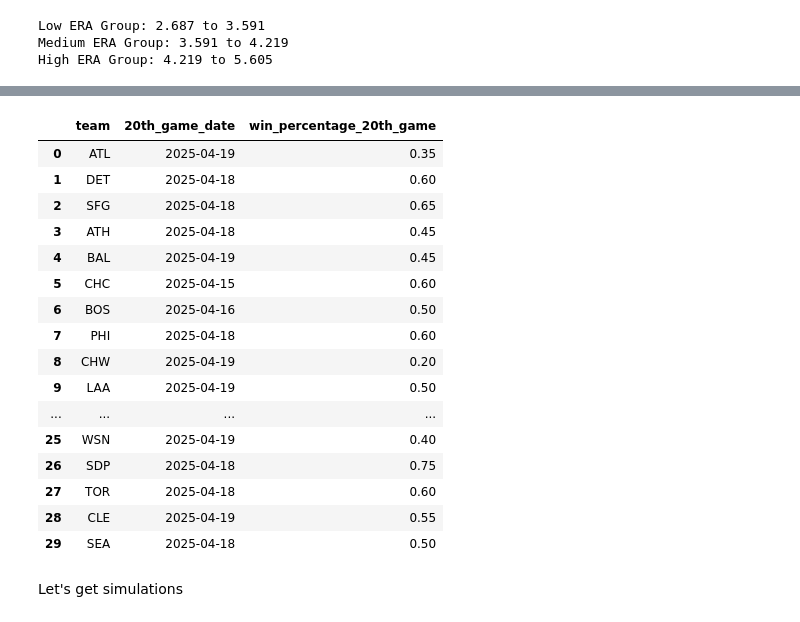
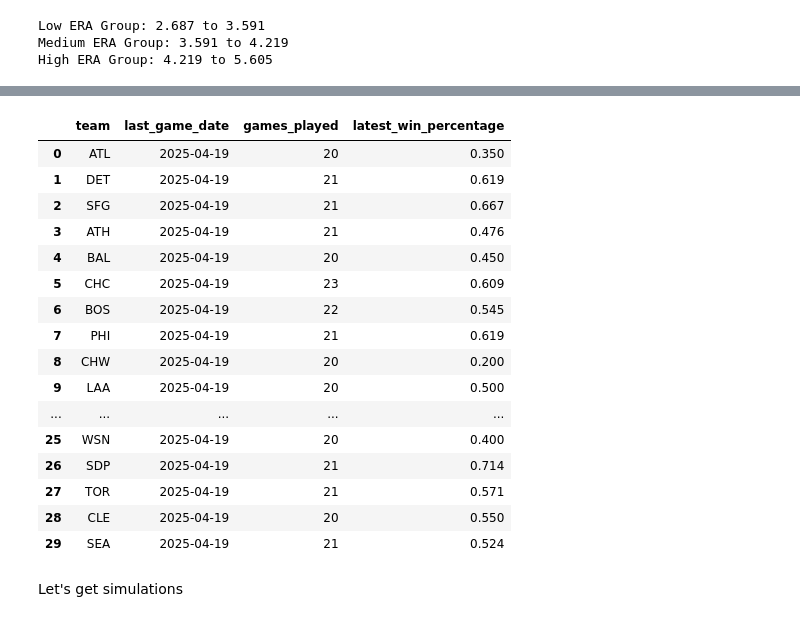
Before and after one commit to s1moncha/bayesian_inference_stat165, a Jupyter notebook: simulate.ipynb, the cells around one changed output, grey strips where cells are left out. Drawn from its saved outputs; the diff is of its cells as text; code cells hidden in the pictures.

```diff
--- a/simulate.ipynb
+++ b/simulate.ipynb
@@ -29,17 +38,17 @@ tenth_averages = []
 for team, group in combined_df.groupby("Team Abbreviation"):
     group = group.sort_values("Date")
     if len(group) >= 20:
-        tenth_entry = group.iloc[9]  # 10th row (index 9)
+        tenth_entry = group.iloc[19]  # 10th row (index 9)
         tenth_averages.append({
             "Team": tenth_entry["Team"],
             "Team Abbreviation": team,
-            "10th Date": tenth_entry["Date"],
-            "10th Batting Average": tenth_entry["Batting Average"]
+            "20th Date": tenth_entry["Date"],
+            "20th Batting Average": tenth_entry["Batting Average"]
         })
 
 # Result as DataFrame
-result_df = pd.DataFrame(tenth_averages)
+batting_df = pd.DataFrame(tenth_averages)
 
 # Display
-print(result_df)
+print(batting_df)
 # %% [output]
@@ -72,9 +81,9 @@ np.random.seed(42)
 # --- Simulate and Plot Batting Trajectories ---
 plt.figure(figsize=(14, 8))
 
-for _, row in result_df.iterrows():
+for _, row in batting_df.iterrows():
     team = row['Team Abbreviation']
-    start_val = row['10th Batting Average']
+    start_val = row['20th Batting Average']
 
     # Generate random walk
     walk = [start_val]
@@ -489,52 +698,68 @@ plt.show()
 # %%
+import os
+import pandas as pd
+
 folder = "test_data/season_win_percentage"
+
+cutoff_date = pd.to_datetime("2025-04-20")
 
 # List to collect results
 win_percentages = []
 
 # Loop through each file
 for filename in os.listdir(folder):
     if filename.endswith(".csv") and filename.startswith("2025"):
         team_id = filename.split("_")[1].replace(".csv", "")
+        if team_id == "OAK":
+            team_id = "ATH"
+
         filepath = os.path.join(folder, filename)
 
         try:
             df = pd.read_csv(filepath)
+            df['date'] = pd.to_datetime(df['date'])  # Ensure 'date' is datetime
             df = df.sort_values("date").reset_index(drop=True)
 
-            if len(df) >= 20:
-                row20 = df.iloc[19]  # 20th game = index 19
-                win_percentages.append({
-                    "team": team_id,
-                    "20th_game_date": row20['date'],
-                    "win_percentage_20th_game": row20['win_percentage']
-                })
+            # Filter to games BEFORE April 20
+            df_pre_cutoff = df[df['date'] < cutoff_date]
+
+            if df_pre_cutoff.empty:
+                continue
+
+            last_game_row = df_pre_cutoff.iloc[-1]  # Most recent before 4/20
+
+            win_percentages.append({
+                "team": team_id,
+                "last_game_date": last_game_row['date'],
+                "games_played": len(df_pre_cutoff),
+                "latest_win_percentage": last_game_row['win_percentage']
+            })
 
         except Exception as e:
             print(f"⚠️ Error processing {filename}: {e}")
 
 # Convert to DataFrame
 win_df = pd.DataFrame(win_percentages)
 
 # Show result
 win_df
 # %% [output]
-|  | team | 20th_game_date | win_percentage_20th_game |
-| 0 | ATL | 2025-04-19 | 0.35 |
-| 1 | DET | 2025-04-18 | 0.60 |
-| 2 | SFG | 2025-04-18 | 0.65 |
-| 3 | ATH | 2025-04-18 | 0.45 |
-| 4 | BAL | 2025-04-19 | 0.45 |
-| 5 | CHC | 2025-04-15 | 0.60 |
-| 6 | BOS | 2025-04-16 | 0.50 |
-| 7 | PHI | 2025-04-18 | 0.60 |
-| 8 | CHW | 2025-04-19 | 0.20 |
-| 9 | LAA | 2025-04-19 | 0.50 |
-| ... | ... | ... | ... |
-| 25 | WSN | 2025-04-19 | 0.40 |
-| 26 | SDP | 2025-04-18 | 0.75 |
-| 27 | TOR | 2025-04-18 | 0.60 |
-| 28 | CLE | 2025-04-19 | 0.55 |
-| 29 | SEA | 2025-04-18 | 0.50 |
+|  | team | last_game_date | games_played | latest_win_percentage |
+| 0 | ATL | 2025-04-19 | 20 | 0.350 |
+| 1 | DET | 2025-04-19 | 21 | 0.619 |
+| 2 | SFG | 2025-04-19 | 21 | 0.667 |
+| 3 | ATH | 2025-04-19 | 21 | 0.476 |
+| 4 | BAL | 2025-04-19 | 20 | 0.450 |
+| 5 | CHC | 2025-04-19 | 23 | 0.609 |
+| 6 | BOS | 2025-04-19 | 22 | 0.545 |
+| 7 | PHI | 2025-04-19 | 21 | 0.619 |
+| 8 | CHW | 2025-04-19 | 20 | 0.200 |
+| 9 | LAA | 2025-04-19 | 20 | 0.500 |
+| ... | ... | ... | ... | ... |
+| 25 | WSN | 2025-04-19 | 20 | 0.400 |
+| 26 | SDP | 2025-04-19 | 21 | 0.714 |
+| 27 | TOR | 2025-04-19 | 21 | 0.571 |
+| 28 | CLE | 2025-04-19 | 20 | 0.550 |
+| 29 | SEA | 2025-04-19 | 21 | 0.524 |
 # %% [markdown]
 Let's get simulations
```
Also changed, not shown: parts of 28 cells of this notebook.
